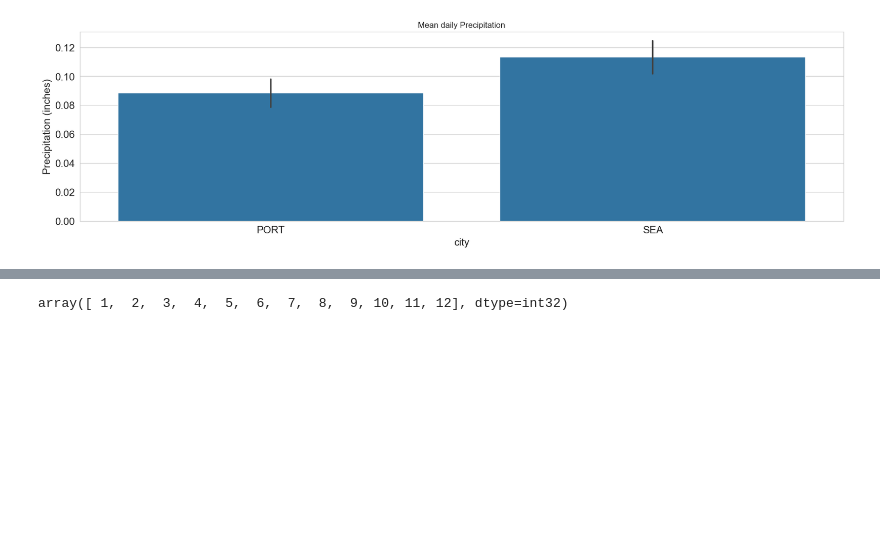
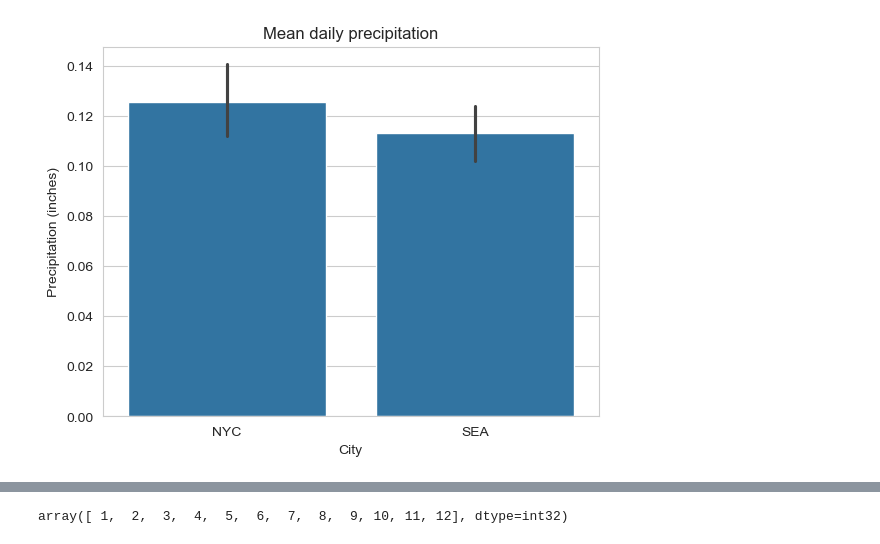
Before and after one commit to rkamatn/weather, a Jupyter notebook: code/Exploratory_data.ipynb, the cells around one changed output, grey strips where cells are left out. Cells and saved outputs as stored; diff of their text form; code cells hidden in the pictures; blank space fills up the shorter version.

```diff
--- a/code/Exploratory_data.ipynb
+++ b/code/Exploratory_data.ipynb
@@ -12,5 +14,6 @@ sns.set_style("whitegrid")
 # %%
-df_cleaned=pd.read_csv('https://raw.githubusercontent.com/rkamatn/weather/refs/heads/main/data/clean_seattle_portland_weather.csv') #Read the cleaned data
-df_cleaned.tail()
+df_cleaned = pd.read_csv('../data/clean_seattle_nyc_weather.csv') # Read the cleaned data
+df_cleaned['date'] = pd.to_datetime(df_cleaned['date']) # Convert date column to datetime format
+df_cleaned.head()
 # %% [output]
 |  | date | city | precipitation | day_of_year |
@@ -32,0 +37,24 @@ plt.show()
+# %%
+# First, make sure you have a 'year' column extracted from 'date'
+df_cleaned['year'] = df_cleaned['date'].dt.year
+
+# Get unique years
+years = sorted(df_cleaned['year'].unique())
+
+# Create subplots - one for each year
+fig, axes = plt.subplots(len(years), 1, figsize=(15, 15), sharex=False)
+
+# Loop through years and plot on separate axes
+for i, year in enumerate(years):
+    ax = axes[i]
+    sns.lineplot(
+        data=df_cleaned[df_cleaned['year'] == year],
+        x='date', y='precipitation', hue='city', ax=ax
+    )
+    ax.set_title(f"Daily Precipitation in {year}", fontsize=16)
+    ax.set_xlabel("Date", fontsize=14)
+    ax.set_ylabel("Precipitation (inches)", fontsize=14)
+    ax.tick_params(labelsize=12)
+
+plt.tight_layout()
+plt.show()
@@ -48,12 +92,11 @@ df_cleaned[['city','precipitation']].groupby('city').mean() # Calculates mean pr
 # %%
-# Creates a bar plot of mean daily precipitation for each city
-
-plt.figure(figsize=(20,5))
-sns.barplot(data=df_cleaned,x="city",y="precipitation")
-plt.xlabel("city",fontsize=15)
-plt.ylabel("Precipitation (inches)",fontsize=15)
-plt.title("Mean daily Precipitation")
-plt.tick_params(labelsize=15)
+# Create a bar plot of mean daily precipitation for each city
+#plt.figure(figsize=(20, 5))
+sns.barplot(data=df_cleaned, x='city', y='precipitation')
+plt.xlabel('City', fontsize=10)
+plt.ylabel('Precipitation (inches)', fontsize=10)
+plt.title('Mean daily precipitation')
+plt.tick_params(labelsize=10)
 plt.show()
 # %% [output]
-[figure, old version]
+[figure, new version]
```
Also changed, not shown: parts of 39 cells of this notebook, 10 other files.
